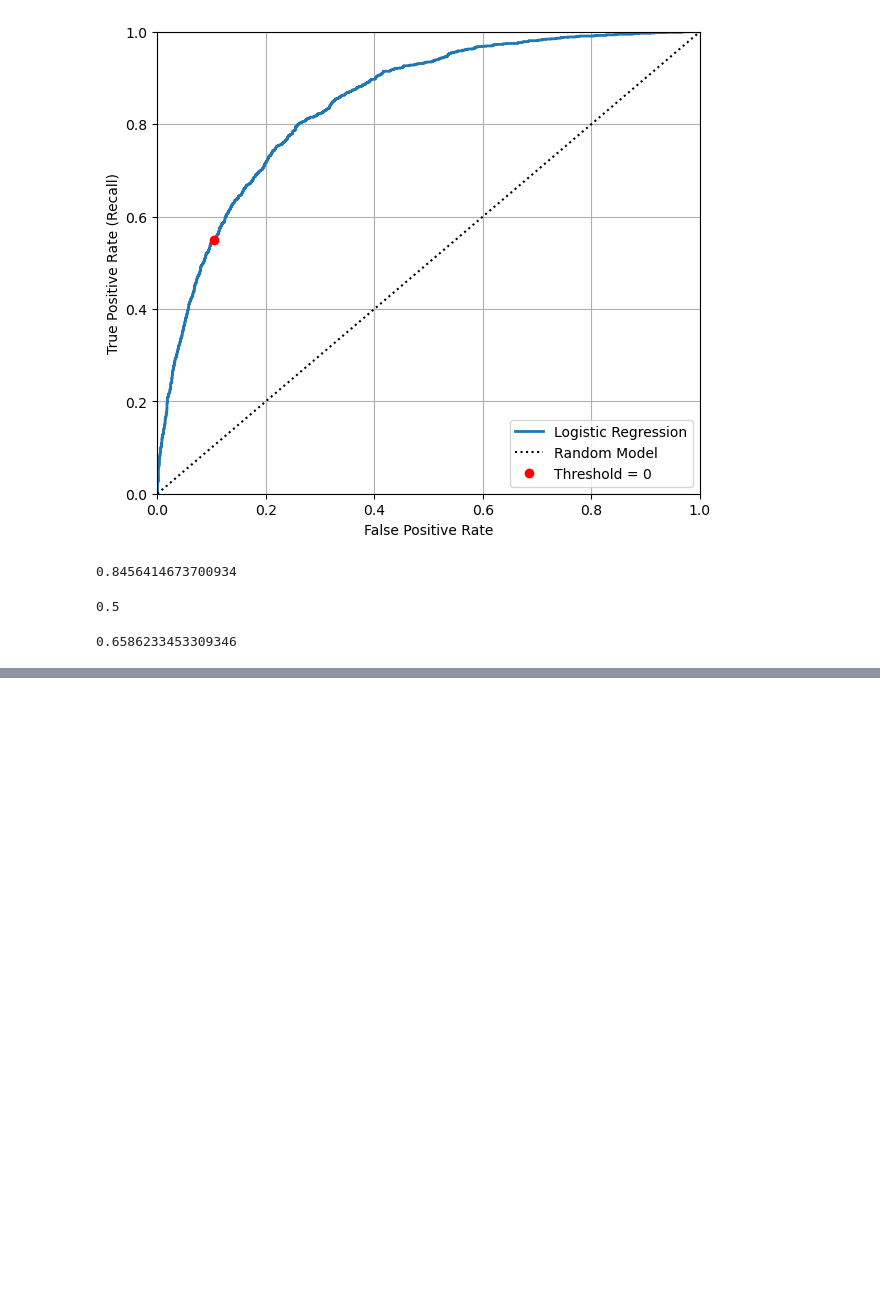
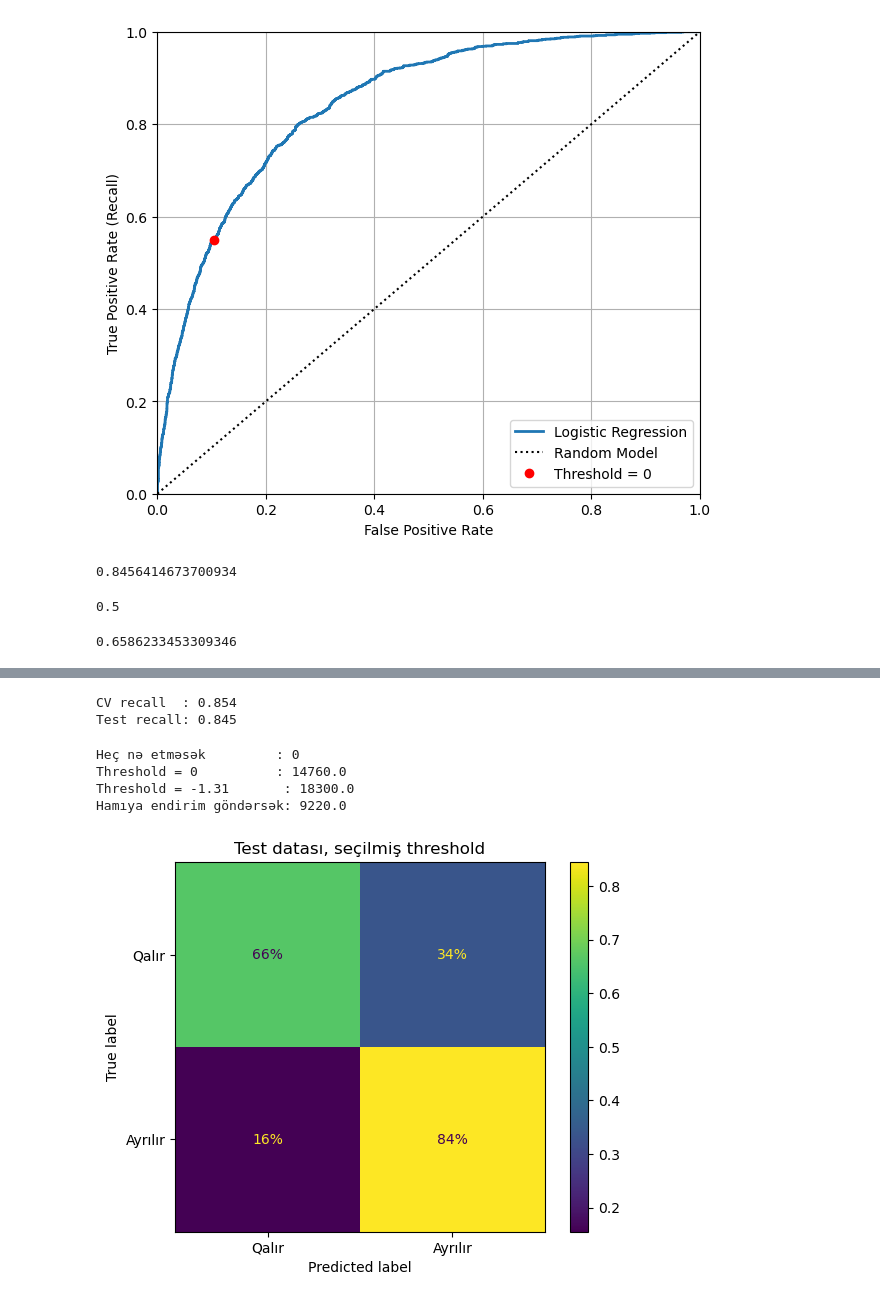
Before and after one commit to EvezMemmedov/End-to-End-Data-Science, a Jupyter notebook: Project-02/telco_churn_ml.ipynb, the cells around one changed output, grey strips where cells are left out. Drawn from its saved outputs; the diff is of its cells as text; code cells hidden in the pictures; blank space fills up the shorter version.

```diff
--- a/Project-02/telco_churn_ml.ipynb
+++ b/Project-02/telco_churn_ml.ipynb
@@ -523,0 +530,7 @@ average_precision_score(y_train, y_scores)
+# %%
+final_model = log_reg.fit(X_train, y_train)
+# %%
+test_scores = final_model.decision_function(X_test)
+
+y_pred_default = (test_scores > 0)
+y_pred_final   = (test_scores >= best_thr)
@@ -523,0 +573,36 @@ average_precision_score(y_train, y_scores)
+# %%
+cv_recall = recall_score(y_train, (y_scores >= best_thr))
+test_recall = recall_score(y_test, y_pred_final)
+
+print('CV recall  :', round(cv_recall, 3))
+print('Test recall:', round(test_recall, 3))
+# %% [output]
+CV recall  : 0.854
+Test recall: 0.845
+# %%
+def profit_test(pred, offer_cost=20, saved_value=200, save_rate=0.5):
+    tp = ((pred == 1) & (y_test == 1)).sum()
+    fp = ((pred == 1) & (y_test == 0)).sum()
+    return tp * save_rate * saved_value - (tp + fp) * offer_cost
+
+print('Heç nə etməsək         :', 0)
+print('Threshold = 0          :', profit_test(y_pred_default))
+print(f'Threshold = {best_thr:.2f}       :', profit_test(y_pred_final))
+print('Hamıya endirim göndərsək:', profit_test(np.ones(len(y_test), dtype=bool)))
+# %% [output]
+Heç nə etməsək         : 0
+Threshold = 0          : 14760.0
+Threshold = -1.31       : 18300.0
+Hamıya endirim göndərsək: 9220.0
+# %%
+from sklearn.metrics import ConfusionMatrixDisplay
+
+ConfusionMatrixDisplay.from_predictions(
+    y_test, y_pred_final,
+    display_labels=['Qalır', 'Ayrılır'],
+    normalize='true', values_format='.0%'
+)
+plt.title('Test datası, seçilmiş threshold')
+plt.show()
+# %% [output]
+[figure, added]
```
Also changed, not shown: parts of 3 cells of this notebook.
